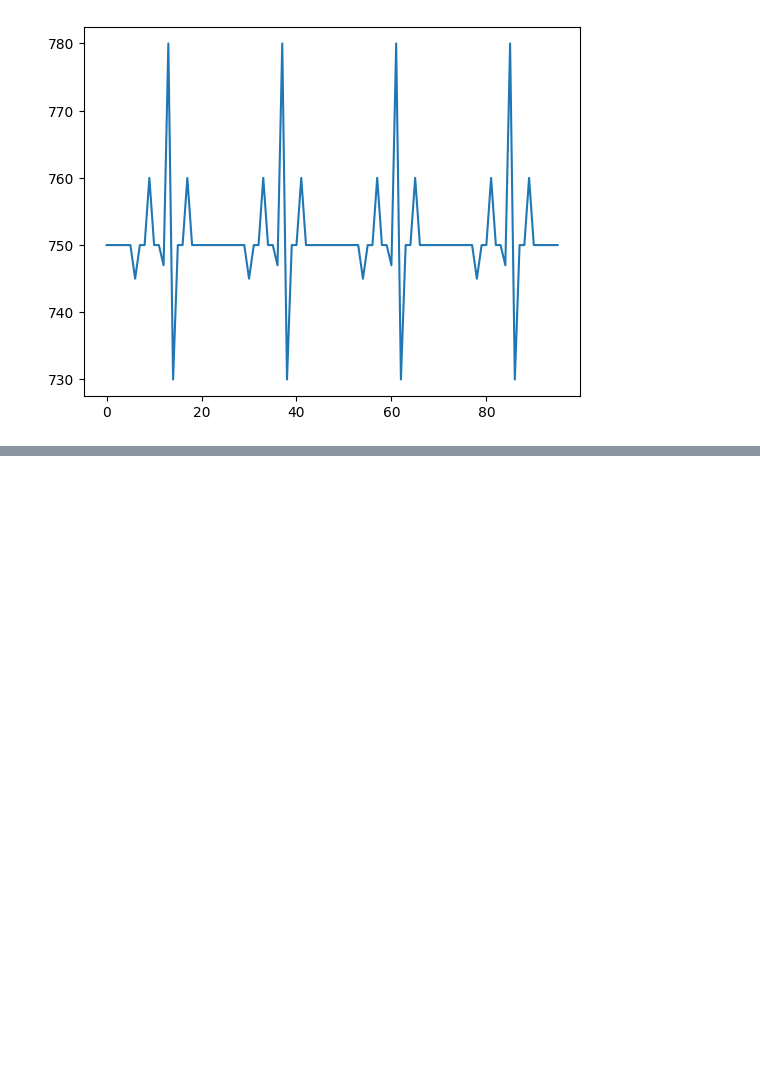
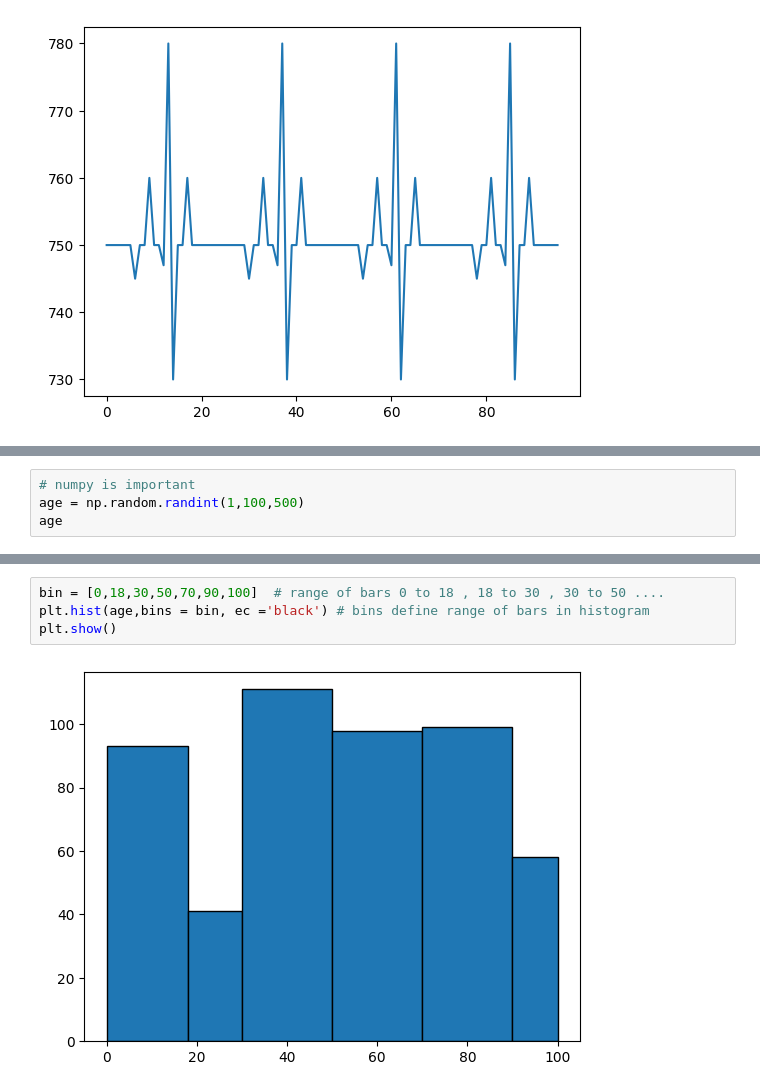
Before and after one commit to abhishiek2002/Data-Visualization-Using-Matplotlib, a Jupyter notebook: 1.ipynb, the cells around one changed output, grey strips where cells are left out. Saved outputs shown, nothing was run; the diff lists cells and outputs as text; blank space fills up the shorter version.

```diff
--- a/1.ipynb
+++ b/1.ipynb
@@ -252,0 +265,4 @@ plt.show()
+# %%
+# numpy is important
+age = np.random.randint(1,100,500)
+age
@@ -252,0 +287,6 @@ plt.show()
+# %%
+bin = [0,18,30,50,70,90,100]  # range of bars 0 to 18 , 18 to 30 , 30 to 50 ....
+plt.hist(age,bins = bin, ec ='black') # bins define range of bars in histogram
+plt.show()
+# %% [output]
+[figure, added]
```
Also changed, not shown: parts of 26 cells of this notebook.
